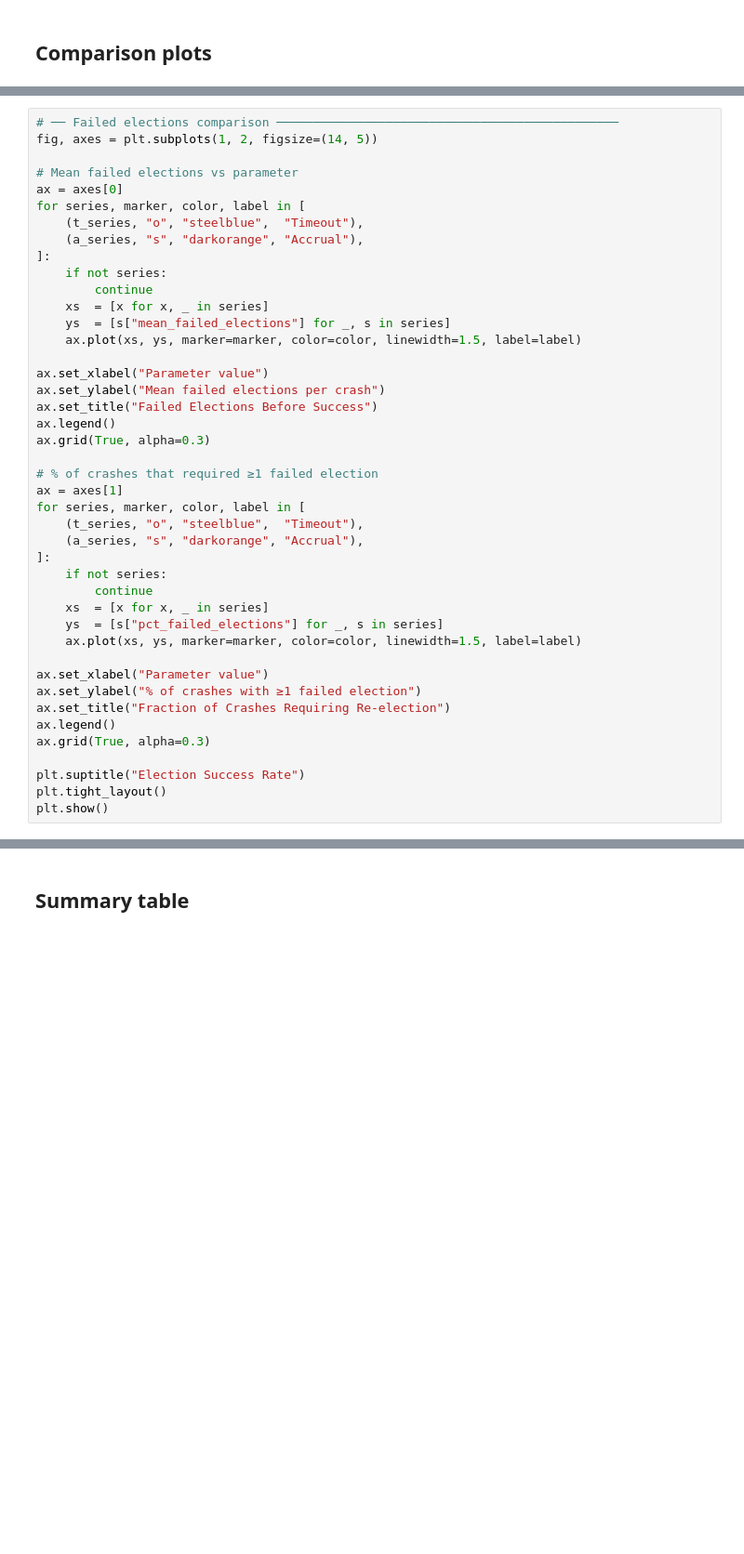
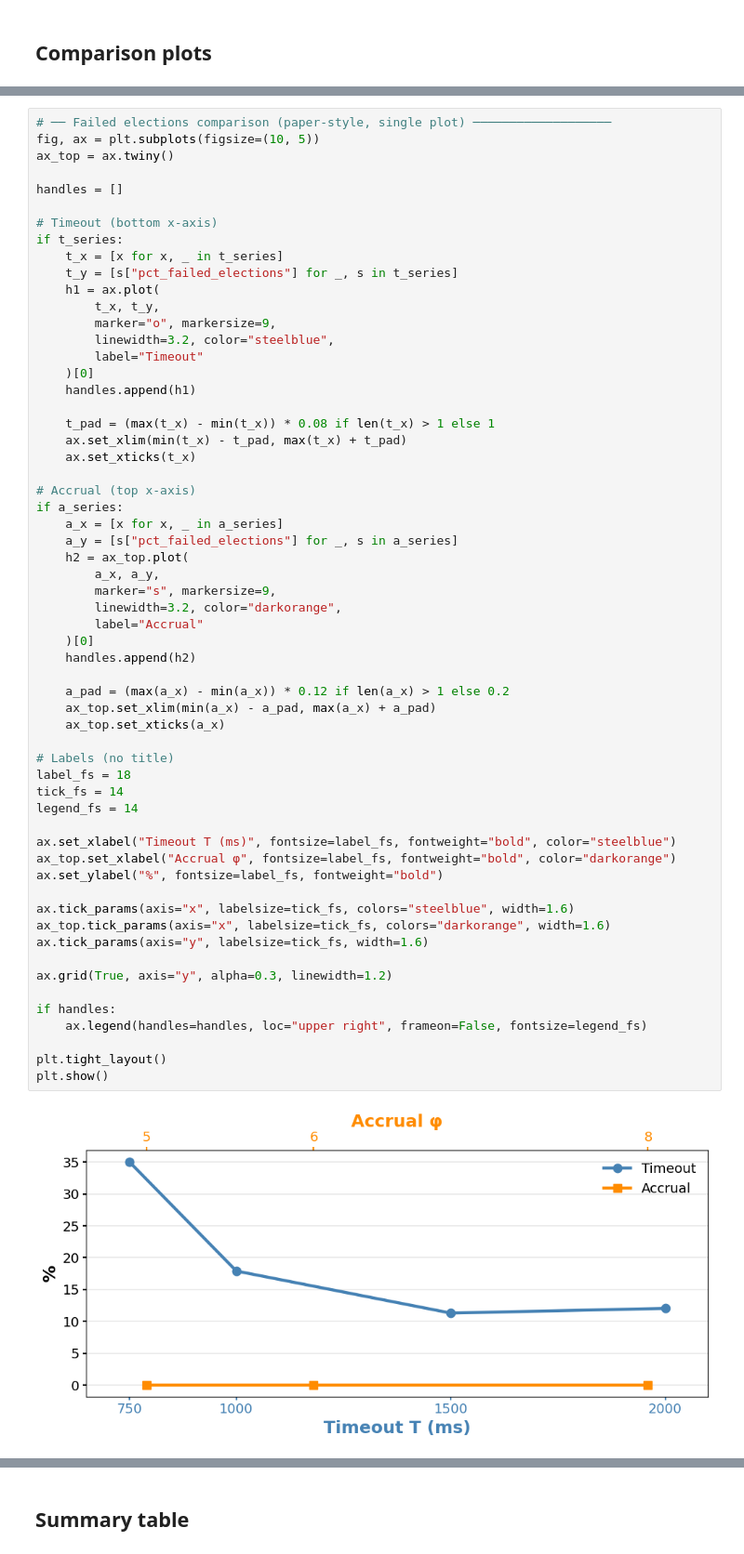
Before and after one commit to nriedman/raft-research, a Jupyter notebook: analysis/crash_detect/crash-detect-general.ipynb, the cells around one changed output, grey strips where cells are left out. Shown at 93% size. Drawn from its saved outputs; the diff is of its cells as text; blank space fills up the shorter version.

```diff
--- a/analysis/crash_detect/crash-detect-general.ipynb
+++ b/analysis/crash_detect/crash-detect-general.ipynb
@@ -548,46 +566,64 @@ plt.show()
 # %%
-# ── Failed elections comparison ───────────────────────────────────────────────
-fig, axes = plt.subplots(1, 2, figsize=(14, 5))
+# ── Failed elections comparison (paper-style, single plot) ───────────────────
+fig, ax = plt.subplots(figsize=(10, 5))
+ax_top = ax.twiny()
 
-# Mean failed elections vs parameter
-ax = axes[0]
-for series, marker, color, label in [
-    (t_series, "o", "steelblue",  "Timeout"),
-    (a_series, "s", "darkorange", "Accrual"),
-]:
-    if not series:
-        continue
-    xs  = [x for x, _ in series]
-    ys  = [s["mean_failed_elections"] for _, s in series]
-    ax.plot(xs, ys, marker=marker, color=color, linewidth=1.5, label=label)
+handles = []
 
-ax.set_xlabel("Parameter value")
-ax.set_ylabel("Mean failed elections per crash")
-ax.set_title("Failed Elections Before Success")
-ax.legend()
-ax.grid(True, alpha=0.3)
+# Timeout (bottom x-axis)
+if t_series:
+    t_x = [x for x, _ in t_series]
+    t_y = [s["pct_failed_elections"] for _, s in t_series]
+    h1 = ax.plot(
+        t_x, t_y,
+        marker="o", markersize=9,
+        linewidth=3.2, color="steelblue",
+        label="Timeout"
+    )[0]
+    handles.append(h1)
 
-# % of crashes that required ≥1 failed election
-ax = axes[1]
-for series, marker, color, label in [
-    (t_series, "o", "steelblue",  "Timeout"),
-    (a_series, "s", "darkorange", "Accrual"),
-]:
-    if not series:
-        continue
-    xs  = [x for x, _ in series]
-    ys  = [s["pct_failed_elections"] for _, s in series]
-    ax.plot(xs, ys, marker=marker, color=color, linewidth=1.5, label=label)
+    t_pad = (max(t_x) - min(t_x)) * 0.08 if len(t_x) > 1 else 1
+    ax.set_xlim(min(t_x) - t_pad, max(t_x) + t_pad)
+    ax.set_xticks(t_x)
 
-ax.set_xlabel("Parameter value")
-ax.set_ylabel("% of crashes with ≥1 failed election")
-ax.set_title("Fraction of Crashes Requiring Re-election")
-ax.legend()
-ax.grid(True, alpha=0.3)
+# Accrual (top x-axis)
+if a_series:
+    a_x = [x for x, _ in a_series]
+    a_y = [s["pct_failed_elections"] for _, s in a_series]
+    h2 = ax_top.plot(
+        a_x, a_y,
+        marker="s", markersize=9,
+        linewidth=3.2, color="darkorange",
+        label="Accrual"
+    )[0]
+    handles.append(h2)
 
-plt.suptitle("Election Success Rate")
+    a_pad = (max(a_x) - min(a_x)) * 0.12 if len(a_x) > 1 else 0.2
+    ax_top.set_xlim(min(a_x) - a_pad, max(a_x) + a_pad)
+    ax_top.set_xticks(a_x)
+
+# Labels (no title)
+label_fs = 18
+tick_fs = 14
+legend_fs = 14
+
+ax.set_xlabel("Timeout T (ms)", fontsize=label_fs, fontweight="bold", color="steelblue")
+ax_top.set_xlabel("Accrual φ", fontsize=label_fs, fontweight="bold", color="darkorange")
+ax.set_ylabel("%", fontsize=label_fs, fontweight="bold")
+
+ax.tick_params(axis="x", labelsize=tick_fs, colors="steelblue", width=1.6)
+ax_top.tick_params(axis="x", labelsize=tick_fs, colors="darkorange", width=1.6)
+ax.tick_params(axis="y", labelsize=tick_fs, width=1.6)
+
+ax.grid(True, axis="y", alpha=0.3, linewidth=1.2)
+
+if handles:
+    ax.legend(handles=handles, loc="upper right", frameon=False, fontsize=legend_fs)
+
 plt.tight_layout()
 plt.show()
+# %% [output]
+[figure, added]
 # %%
 # ── Box plots: one box per scheme, side-by-side Timeout vs Accrual ───────────
 fig, axes = plt.subplots(1, 2, figsize=(14, 5))
```
Also changed, not shown: parts of 13 cells of this notebook, 2 other files.
